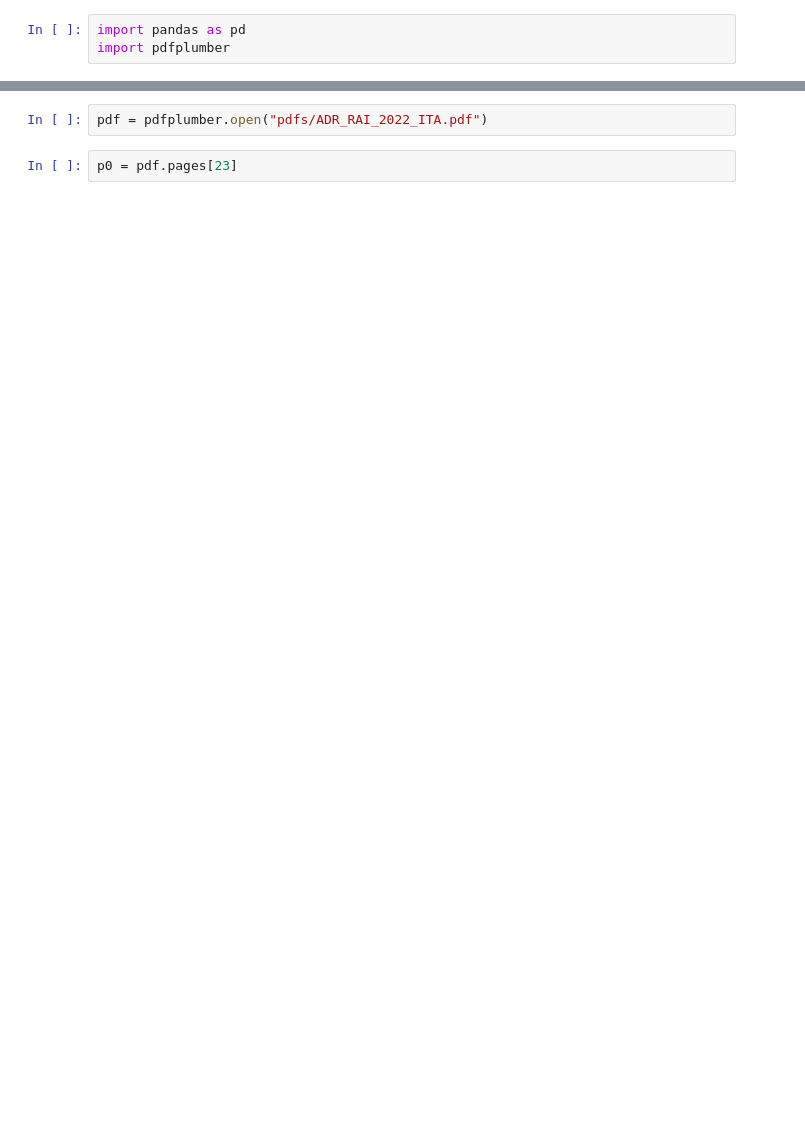
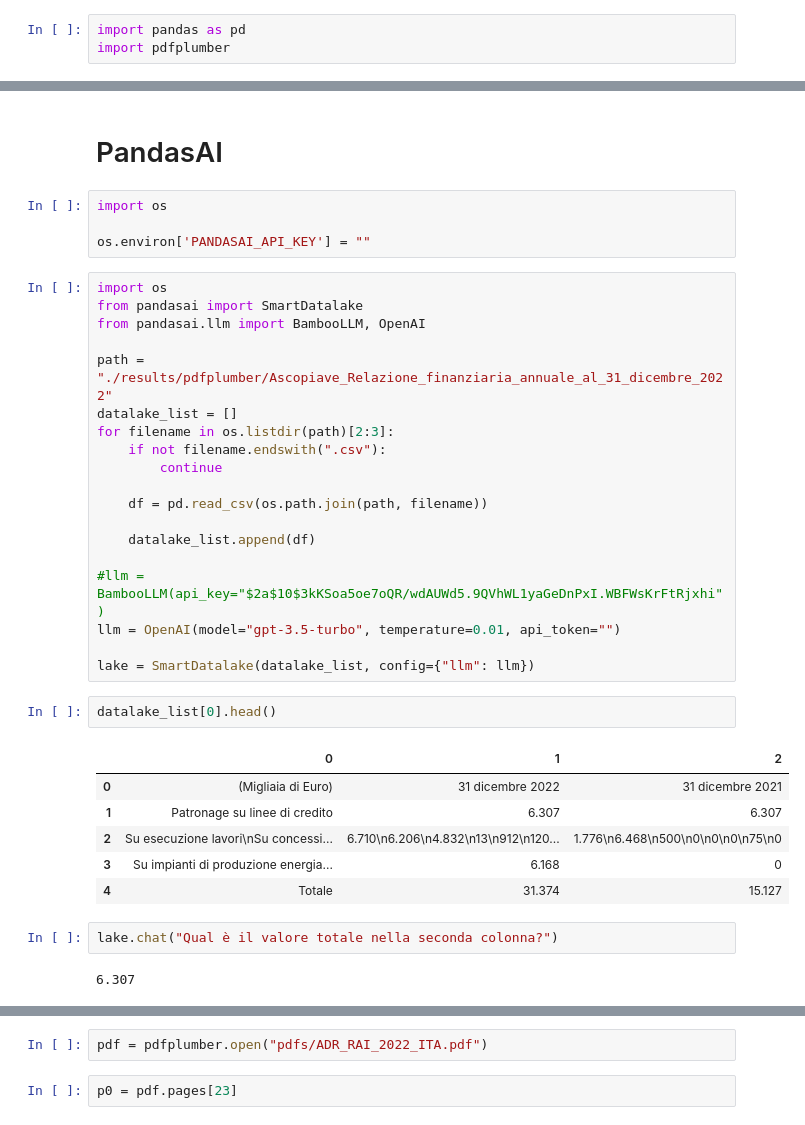
Before and after one commit to lucacontalbo/table_processing, a Jupyter notebook: pdfplumber.ipynb, the cells around one changed output, grey strips where cells are left out. Cells and saved outputs as stored; diff of their text form; blank space fills up the shorter version.

```diff
--- a/pdfplumber.ipynb
+++ b/pdfplumber.ipynb
@@ -3,0 +24,38 @@ import pdfplumber
+# %% [markdown]
+# PandasAI
+# %%
+import os
+
+os.environ['PANDASAI_API_KEY'] = ""
+# %%
+import os
+from pandasai import SmartDatalake
+from pandasai.llm import BambooLLM, OpenAI
+
+path = "./results/pdfplumber/Ascopiave_Relazione_finanziaria_annuale_al_31_dicembre_2022"
+datalake_list = []
+for filename in os.listdir(path)[2:3]:
+    if not filename.endswith(".csv"):
+        continue
+
+    df = pd.read_csv(os.path.join(path, filename))
+
+    datalake_list.append(df)
+
+#llm = BambooLLM(api_key="$2a$10$3kKSoa5oe7oQR/wdAUWd5.9QVhWL1yaGeDnPxI.WBFWsKrFtRjxhi")
+llm = OpenAI(model="gpt-3.5-turbo", temperature=0.01, api_token="")
+
+lake = SmartDatalake(datalake_list, config={"llm": llm})
+# %%
+datalake_list[0].head()
+# %% [output]
+|  | 0 | 1 | 2 |
+| 0 | (Migliaia di Euro) | 31 dicembre 2022 | 31 dicembre 2021 |
+| 1 | Patronage su linee di credito | 6.307 | 6.307 |
+| 2 | Su esecuzione lavori\nSu concessi... | 6.710\n6.206\n4.832\n13\n912\n120... | 1.776\n6.468\n500\n0\n0\n0\n75\n0 |
+| 3 | Su impianti di produzione energia... | 6.168 | 0 |
+| 4 | Totale | 31.374 | 15.127 |
+# %%
+lake.chat("Qual è il valore totale nella seconda colonna?")
+# %% [output]
+6.307
```
Also changed, not shown: parts of 26 cells of this notebook, 4 other files.
